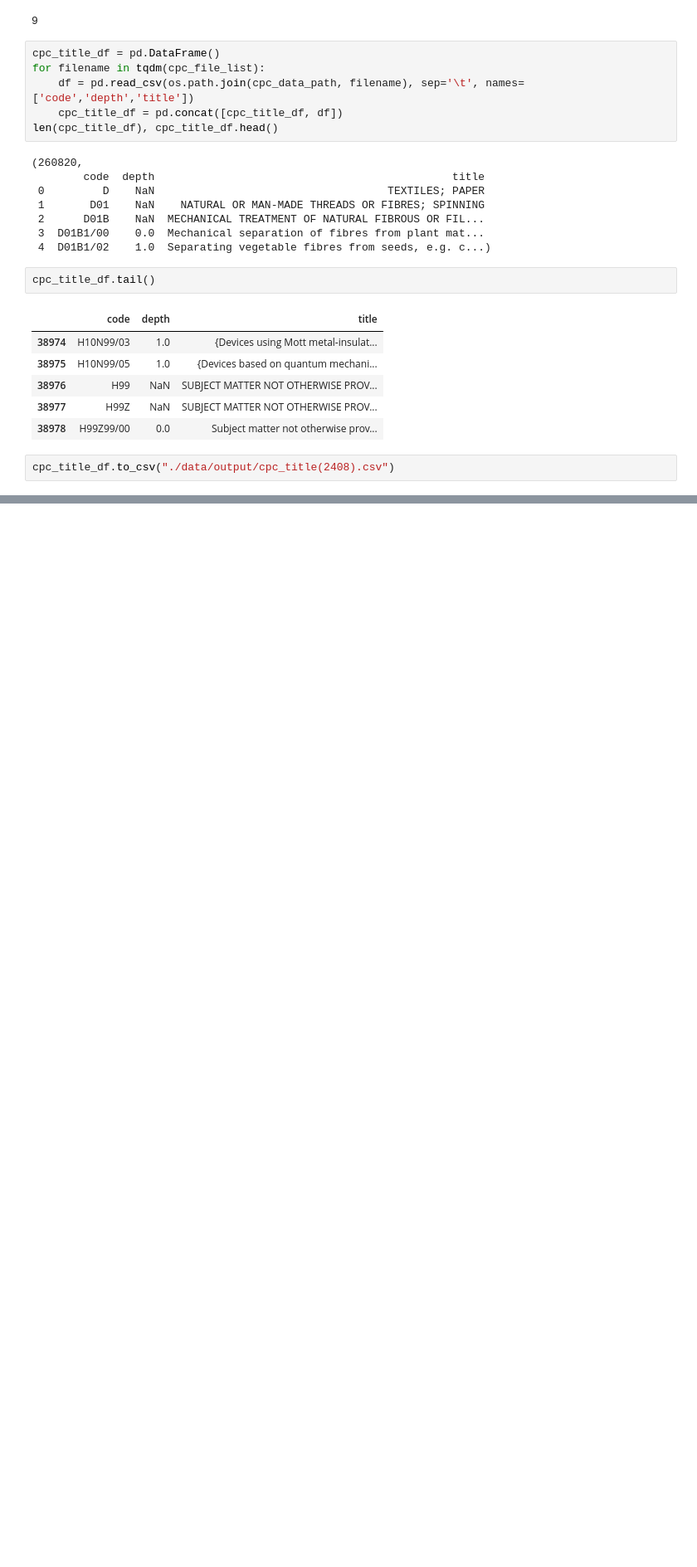
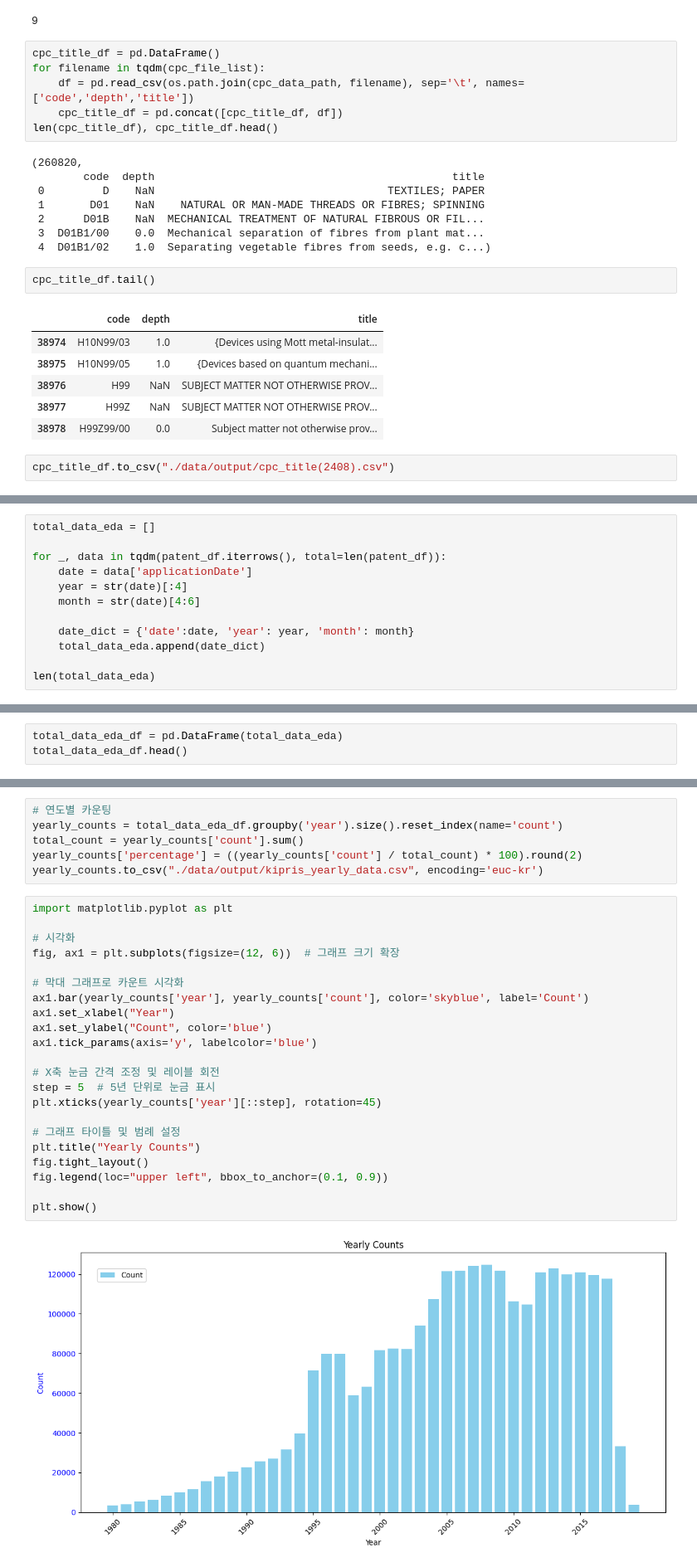
Before and after one commit to heejung-yu/patent, a Jupyter notebook: 1.data_preprocessing/read_patent_data.ipynb, the cells around one changed output, grey strips where cells are left out. Shown at 83% size. Saved outputs shown, nothing was run; the diff lists cells and outputs as text; blank space fills up the shorter version.

```diff
--- a/1.data_preprocessing/read_patent_data.ipynb
+++ b/1.data_preprocessing/read_patent_data.ipynb
@@ -138,0 +268,12 @@ cpc_title_df.to_csv("./data/output/cpc_title(2408).csv")
+# %%
+total_data_eda = []
+
+for _, data in tqdm(patent_df.iterrows(), total=len(patent_df)):
+    date = data['applicationDate']
+    year = str(date)[:4]
+    month = str(date)[4:6]
+
+    date_dict = {'date':date, 'year': year, 'month': month}
+    total_data_eda.append(date_dict)
+
+len(total_data_eda)
@@ -138,0 +282,3 @@ cpc_title_df.to_csv("./data/output/cpc_title(2408).csv")
+# %%
+total_data_eda_df = pd.DataFrame(total_data_eda)
+total_data_eda_df.head()
@@ -138,0 +292,30 @@ cpc_title_df.to_csv("./data/output/cpc_title(2408).csv")
+# %%
+# 연도별 카운팅
+yearly_counts = total_data_eda_df.groupby('year').size().reset_index(name='count')
+total_count = yearly_counts['count'].sum()
+yearly_counts['percentage'] = ((yearly_counts['count'] / total_count) * 100).round(2)
+yearly_counts.to_csv("./data/output/kipris_yearly_data.csv", encoding='euc-kr')
+# %%
+import matplotlib.pyplot as plt
+
+# 시각화
+fig, ax1 = plt.subplots(figsize=(12, 6))  # 그래프 크기 확장
+
+# 막대 그래프로 카운트 시각화
+ax1.bar(yearly_counts['year'], yearly_counts['count'], color='skyblue', label='Count')
+ax1.set_xlabel("Year")
+ax1.set_ylabel("Count", color='blue')
+ax1.tick_params(axis='y', labelcolor='blue')
+
+# X축 눈금 간격 조정 및 레이블 회전
+step = 5  # 5년 단위로 눈금 표시
+plt.xticks(yearly_counts['year'][::step], rotation=45)
+
+# 그래프 타이틀 및 범례 설정
+plt.title("Yearly Counts")
+fig.tight_layout()
+fig.legend(loc="upper left", bbox_to_anchor=(0.1, 0.9))
+
+plt.show()
+# %% [output]
+[figure, added]
```
Also changed, not shown: parts of 18 cells of this notebook, 1 other file.
